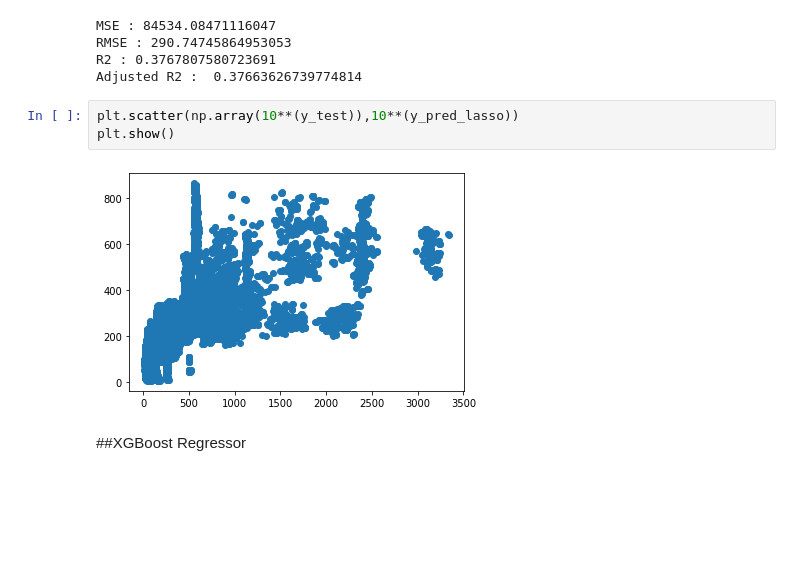
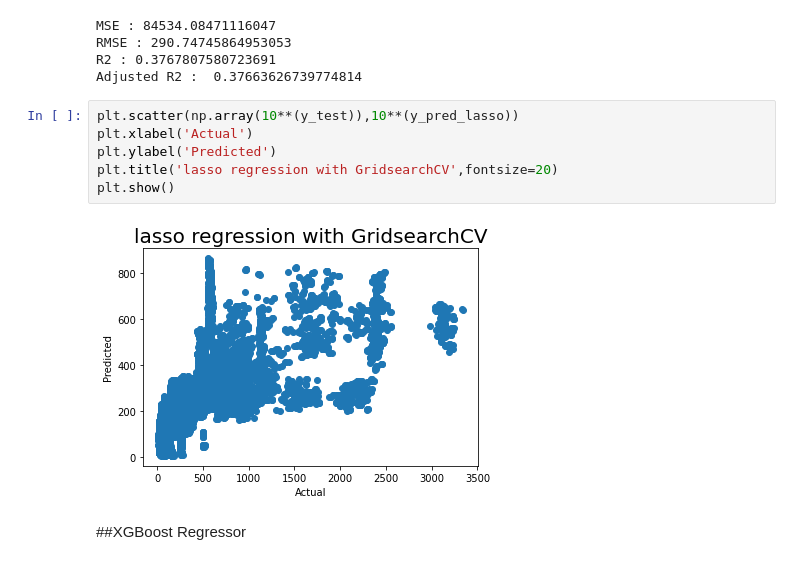
Before and after one commit to Roy-Subhankar/SGEMM-GPU-Kernel-Performance, a Jupyter notebook: Subhankar_Roy_SGEMM_GPU_Kernel_Performance_Capstone_Project.ipynb, the cells around one changed output. Saved outputs shown, nothing was run; the diff lists cells and outputs as text; blank space fills up the shorter version.

```diff
--- a/Subhankar_Roy_SGEMM_GPU_Kernel_Performance_Capstone_Project.ipynb
+++ b/Subhankar_Roy_SGEMM_GPU_Kernel_Performance_Capstone_Project.ipynb
@@ -418,9 +415,12 @@ R2 : 0.3767807580723691
 Adjusted R2 :  0.37663626739774814
 # %%
 plt.scatter(np.array(10**(y_test)),10**(y_pred_lasso))
+plt.xlabel('Actual')
+plt.ylabel('Predicted')
+plt.title('lasso regression with GridsearchCV',fontsize=20)
 plt.show()
 # %% [output]
-[figure, old version]
+[figure, new version]
 # %% [markdown]
 ##XGBoost Regressor
 # %%
```
Also changed, not shown: parts of 29 cells of this notebook.
